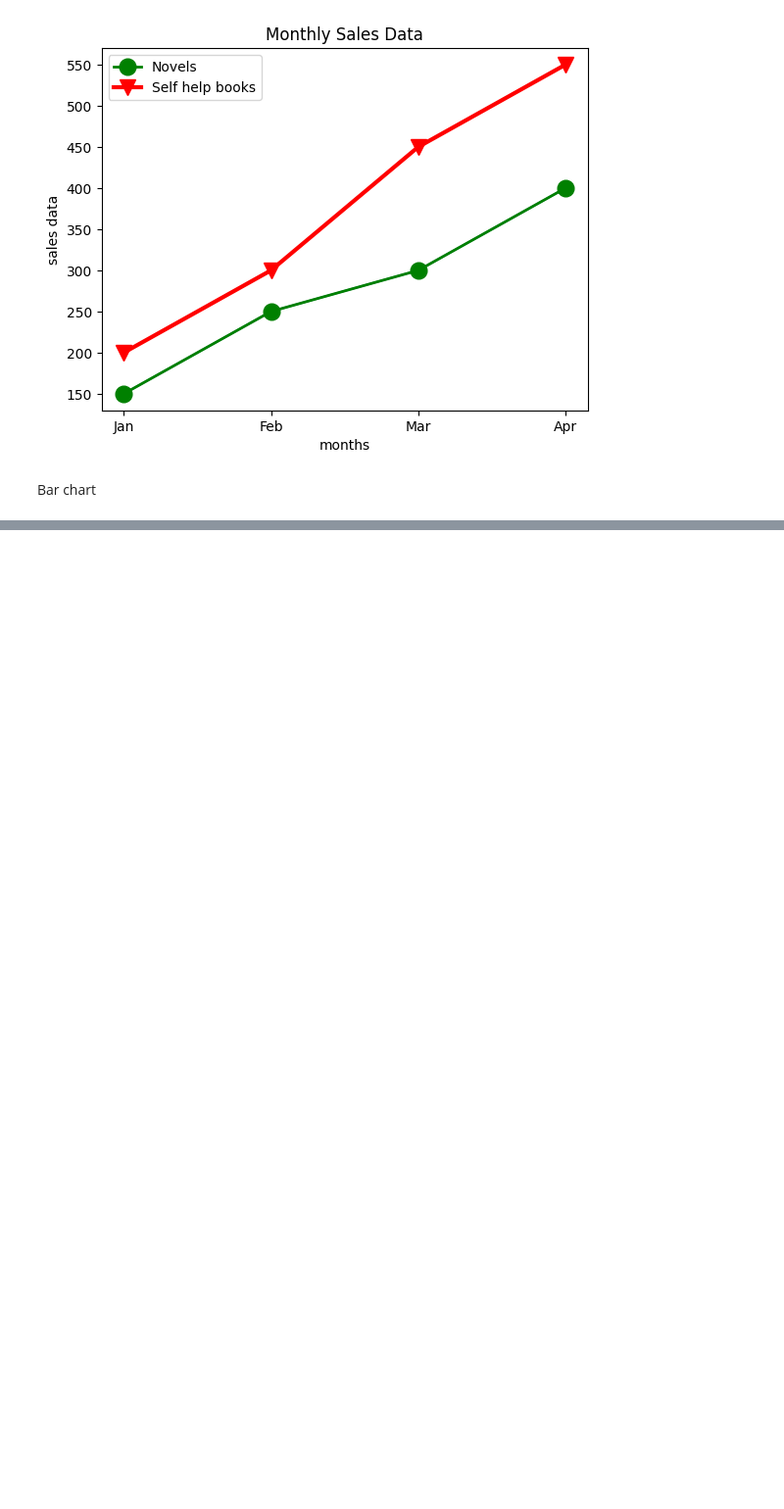
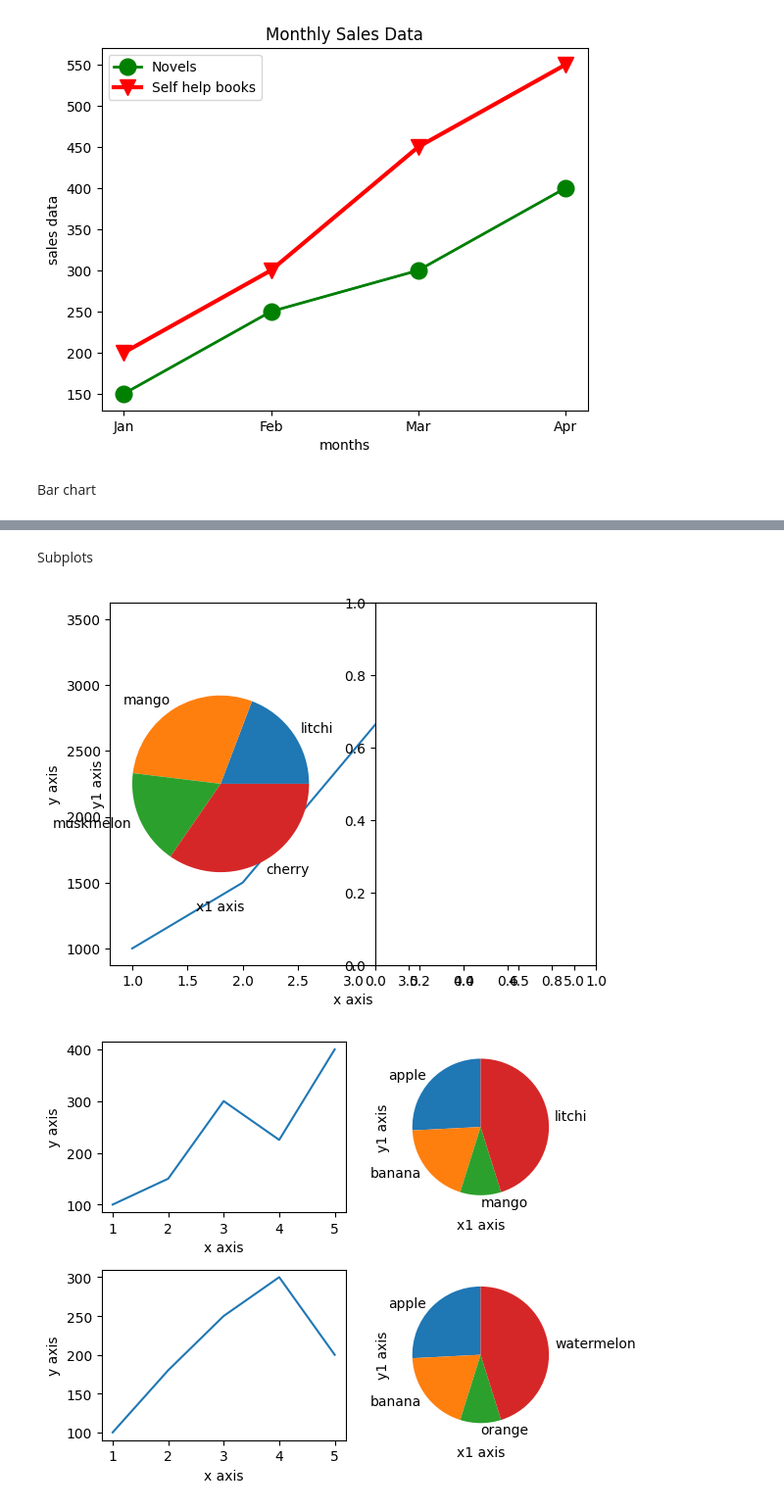
Before and after one commit to Shivangi144/Data-science-, a Jupyter notebook: day19.ipynb, the cells around one changed output, grey strips where cells are left out. Shown at 98% size. Drawn from its saved outputs; the diff is of its cells as text; code cells hidden in the pictures; blank space fills up the shorter version.

```diff
--- a/day19.ipynb
+++ b/day19.ipynb
@@ -76,0 +126,62 @@ plt.show()
+# %% [markdown]
+Subplots
+# %%
+import matplotlib.pyplot as plt
+x = [1,2,3,4,5]
+y = [1000,1500,2500,3500,2000]
+plt.plot(x,y)
+plt.xlabel("x axis")
+plt.ylabel("y axis")
+plt.subplot(1,2,1)
+#
+x1 = ['litchi','mango','muskmelon','cherry']
+y1 = [50,75,45,90]
+plt.pie(y1,labels=x1)
+plt.xlabel("x1 axis")
+plt.ylabel("y1 axis")
+plt.subplot(1,2,2)
+plt.show()
+
+# sub plot
+import matplotlib.pyplot as plt
+# first chart
+x = [1,2,3,4,5]
+y = [100,150,300,225,400]
+
+plt.subplot(2,2,1) # row,cols,position
+plt.plot(x,y)
+plt.xlabel("x axis")
+plt.ylabel("y axis")
+
+# second chart
+x1 = ['apple','banana','mango','litchi']
+y1 = [40,30,15,70]
+
+plt.subplot(2,2,2) # row,cols, position
+plt.pie(y1,labels=x1,startangle=90)
+plt.xlabel("x1 axis")
+plt.ylabel("y1 axis")
+
+# third chart
+x = [1,2,3,4,5]
+y = [100,180,250,300,200]
+
+plt.subplot(2,2,3) # row,cols,position
+plt.plot(x,y)
+plt.xlabel("x axis")
+plt.ylabel("y axis")
+# fourth chart
+x1 = ['apple','banana','orange','watermelon']
+y1 = [40,30,15,70]
+
+plt.subplot(2,2,4) # row,cols, position
+plt.pie(y1,labels=x1,startangle=90)
+plt.xlabel("x1 axis")
+plt.ylabel("y1 axis")
+
+
+plt.tight_layout()
+plt.show()
+# %% [output]
+[figure, added]
+[figure, added]
```
Also changed, not shown: parts of 4 cells of this notebook.
